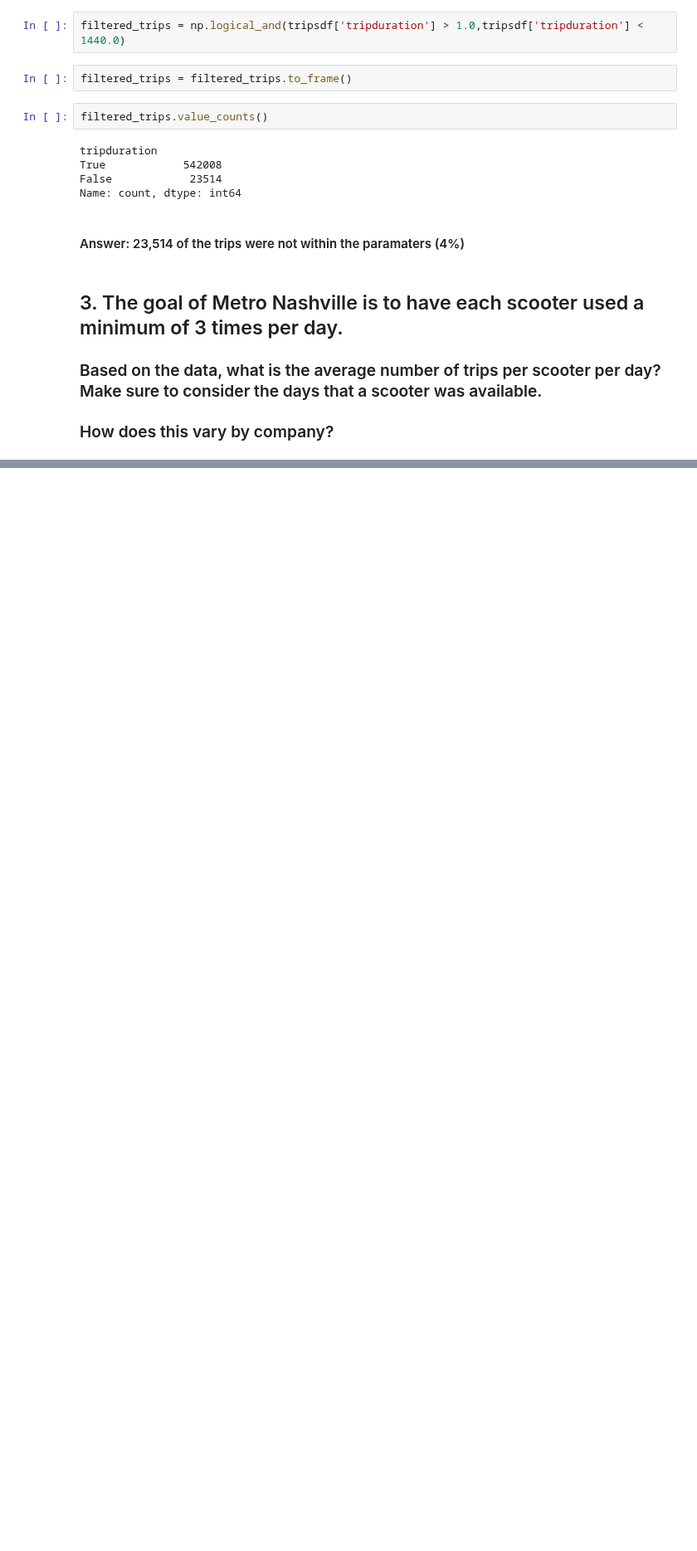
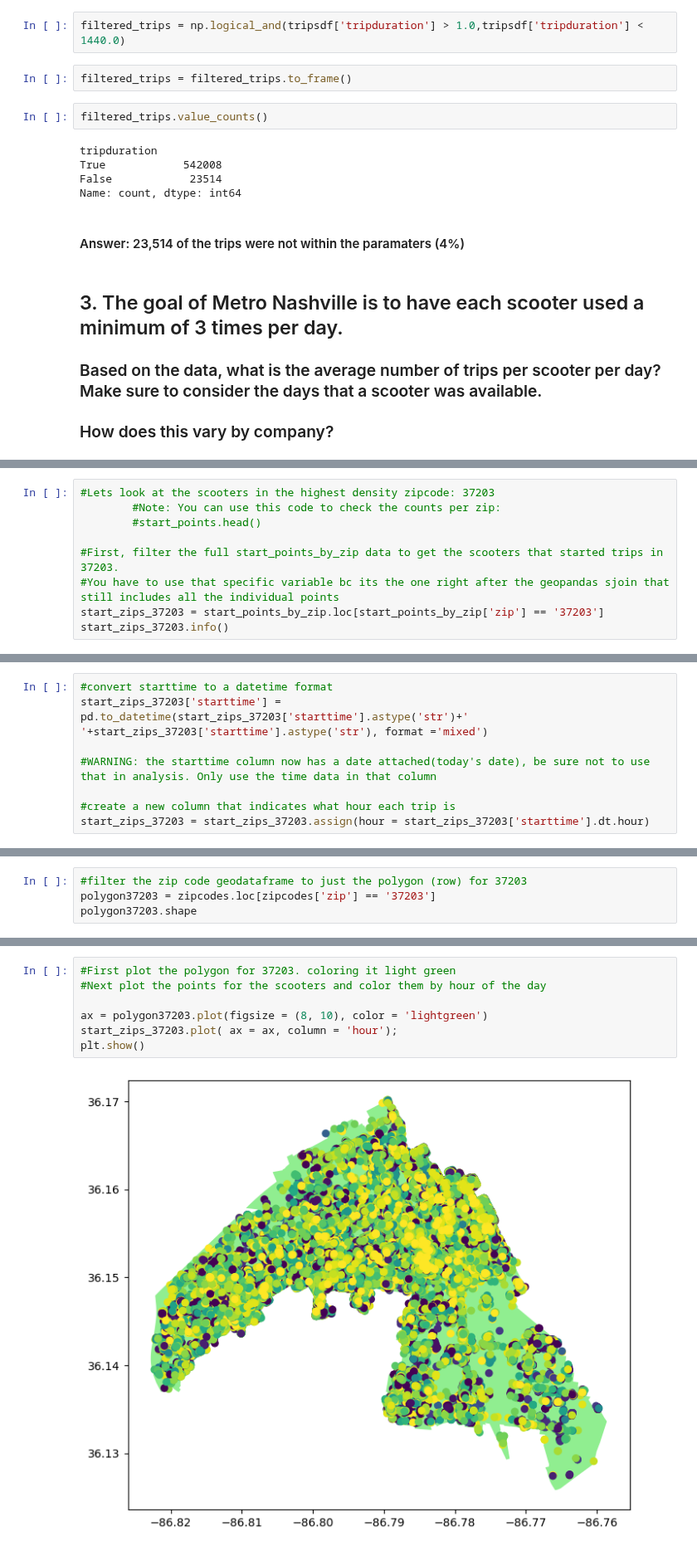
Before and after one commit to NSS-Data-Analytics-Cohort-11/scooters-hot_honey, a Jupyter notebook: Attempt 2.ipynb, the cells around one changed output, grey strips where cells are left out. Shown at 83% size. Saved outputs shown, nothing was run; the diff lists cells and outputs as text; blank space fills up the shorter version.

Commit message:
mapping code included in attempt 2

```diff
--- a/Attempt 2.ipynb
+++ b/Attempt 2.ipynb
@@ -475,0 +486,9 @@ ax.axis('off')
+# %%
+#Lets look at the scooters in the highest density zipcode: 37203
+        #Note: You can use this code to check the counts per zip:
+        #start_points.head()
+
+#First, filter the full start_points_by_zip data to get the scooters that started trips in 37203.
+#You have to use that specific variable bc its the one right after the geopandas sjoin that still includes all the individual points
+start_zips_37203 = start_points_by_zip.loc[start_points_by_zip['zip'] == '37203']
+start_zips_37203.info()
@@ -475,0 +513,8 @@ ax.axis('off')
+# %%
+#convert starttime to a datetime format
+start_zips_37203['starttime'] = pd.to_datetime(start_zips_37203['starttime'].astype('str')+' '+start_zips_37203['starttime'].astype('str'), format ='mixed')
+
+#WARNING: the starttime column now has a date attached(today's date), be sure not to use that in analysis. Only use the time data in that column
+
+#create a new column that indicates what hour each trip is
+start_zips_37203 = start_zips_37203.assign(hour = start_zips_37203['starttime'].dt.hour)
@@ -475,0 +527,4 @@ ax.axis('off')
+# %%
+#filter the zip code geodataframe to just the polygon (row) for 37203
+polygon37203 = zipcodes.loc[zipcodes['zip'] == '37203']
+polygon37203.shape
@@ -475,0 +533,9 @@ ax.axis('off')
+# %%
+#First plot the polygon for 37203. coloring it light green
+#Next plot the points for the scooters and color them by hour of the day
+
+ax = polygon37203.plot(figsize = (8, 10), color = 'lightgreen')
+start_zips_37203.plot( ax = ax, column = 'hour');
+plt.show()
+# %% [output]
+[figure, added]
```
Also changed, not shown: parts of 38 cells of this notebook.
